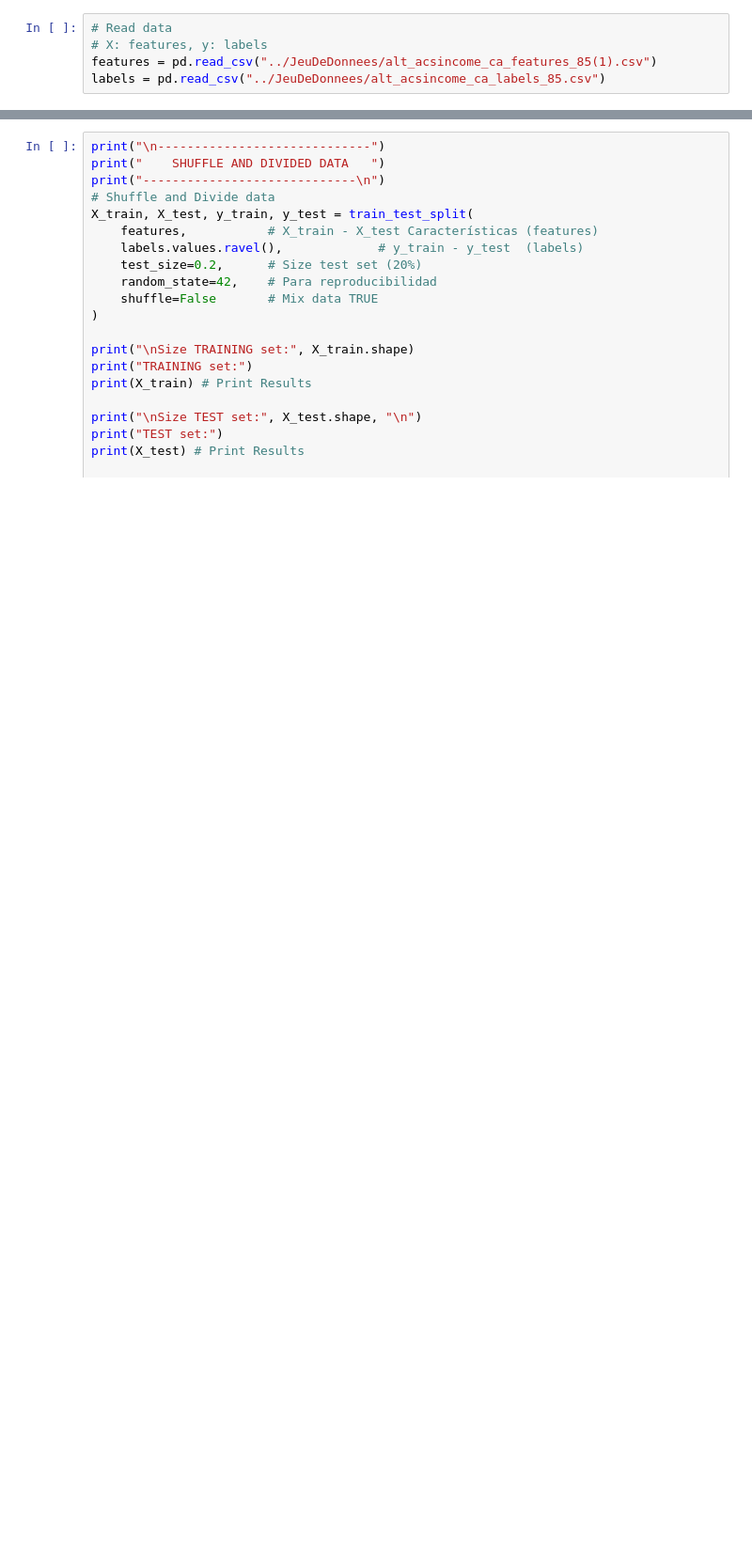
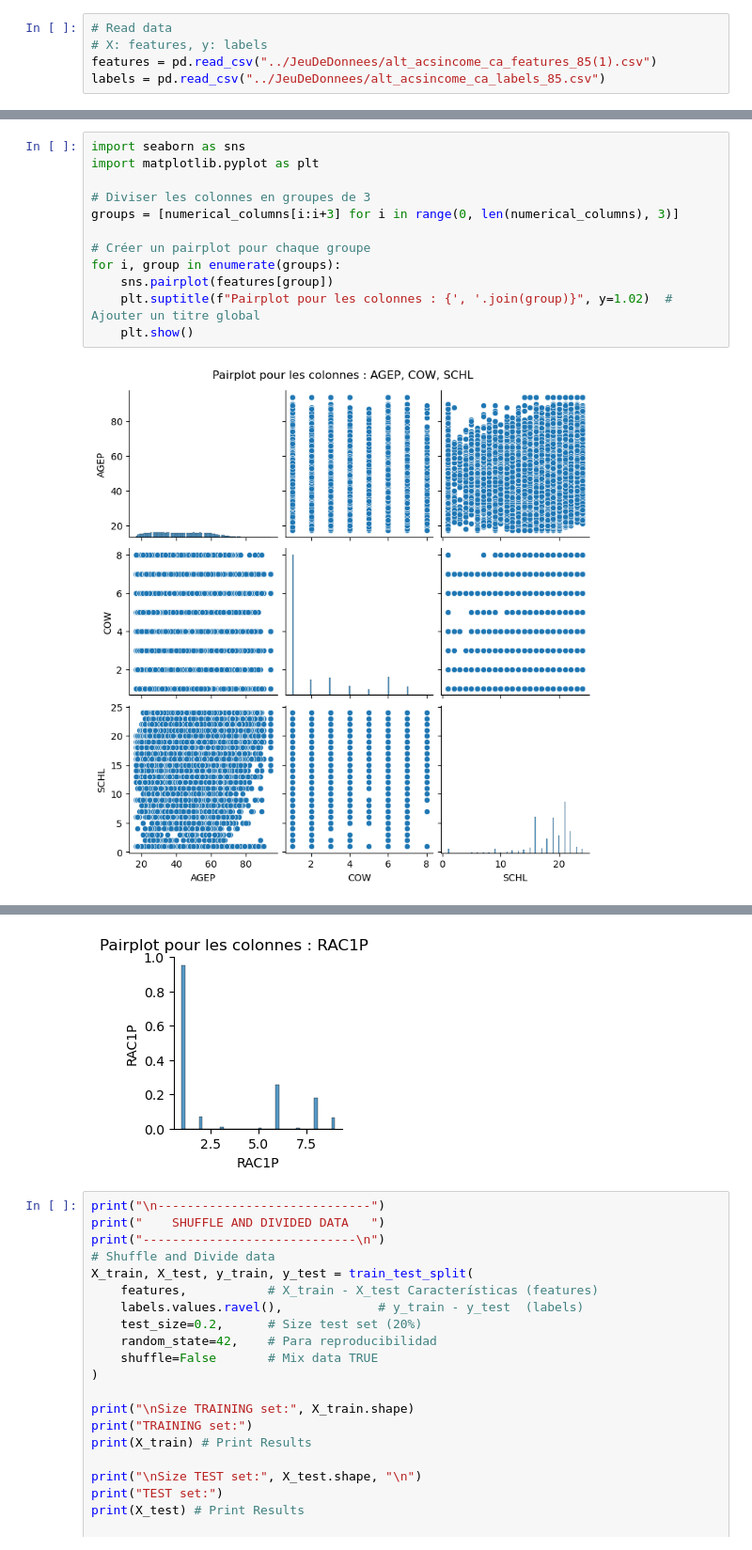
Before and after one commit to Xuxin2333/TP_supervise_Cris_Xuxin, a Jupyter notebook: Code/supervise.ipynb, the cells around one changed output, grey strips where cells are left out. Shown at 94% size. Drawn from its saved outputs; the diff is of its cells as text; blank space fills up the shorter version.

```diff
--- a/Code/supervise.ipynb
+++ b/Code/supervise.ipynb
@@ -52,0 +107,14 @@ print(labels.columns)   # Show all the columns on the dataset
+# %%
+import seaborn as sns
+import matplotlib.pyplot as plt
+
+# Diviser les colonnes en groupes de 3
+groups = [numerical_columns[i:i+3] for i in range(0, len(numerical_columns), 3)]
+
+# Créer un pairplot pour chaque groupe
+for i, group in enumerate(groups):
+    sns.pairplot(features[group])
+    plt.suptitle(f"Pairplot pour les colonnes : {', '.join(group)}", y=1.02)  # Ajouter un titre global
+    plt.show()
+# %% [output]
+[figure, added]
@@ -53,3 +123,4 @@ print(labels.columns)   # Show all the columns on the dataset
+[figure, added]
 # %%
 print("\n-----------------------------")
 print("    SHUFFLE AND DIVIDED DATA   ")
```
Also changed, not shown: parts of 15 cells of this notebook, 2 other files.
